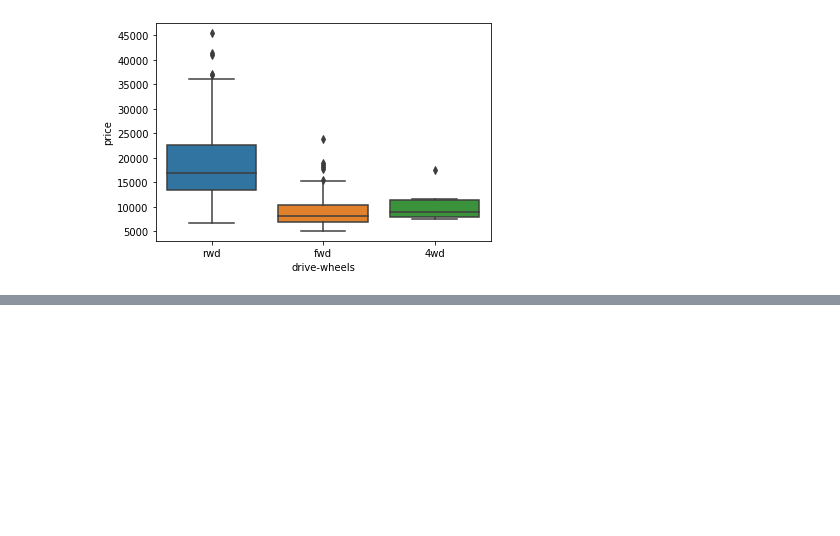
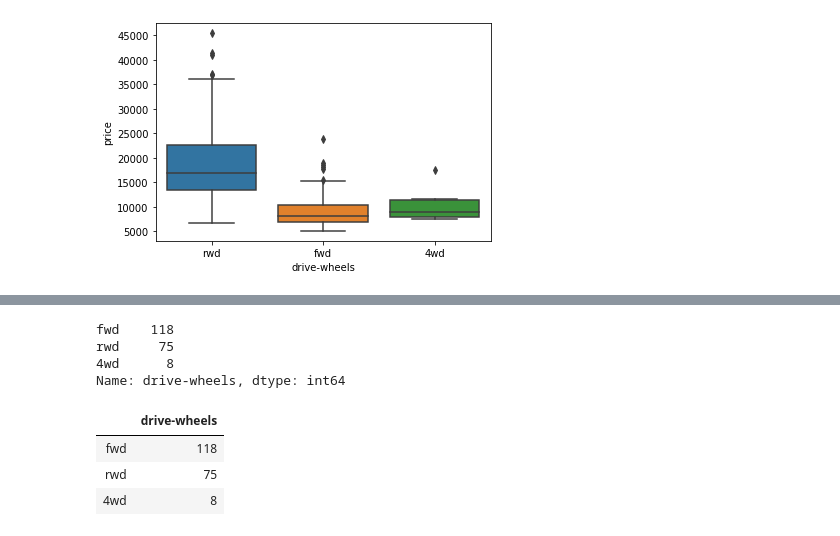
Before and after one commit to alexYamaoka/used_cars_data_analysis, a Jupyter notebook: Module 3 Exploratory Data Analysis.ipynb, the cells around one changed output, grey strips where cells are left out. Saved outputs shown, nothing was run; the diff lists cells and outputs as text; code cells hidden in the pictures; blank space fills up the shorter version.

```diff
--- a/Module 3 Exploratory Data Analysis.ipynb
+++ b/Module 3 Exploratory Data Analysis.ipynb
@@ -175,0 +214,16 @@ sns.boxplot(x="drive-wheels", y="price", data=df)
+# %%
+df["drive-wheels"].value_counts()
+# %% [output]
+fwd    118
+rwd     75
+4wd      8
+Name: drive-wheels, dtype: int64
+# %%
+#  convert the series to a dataframe
+
+df["drive-wheels"].value_counts().to_frame()
+# %% [output]
+|  | drive-wheels |
+| fwd | 118 |
+| rwd | 75 |
+| 4wd | 8 |
```
Also changed, not shown: parts of 13 cells of this notebook, 1 other file.
